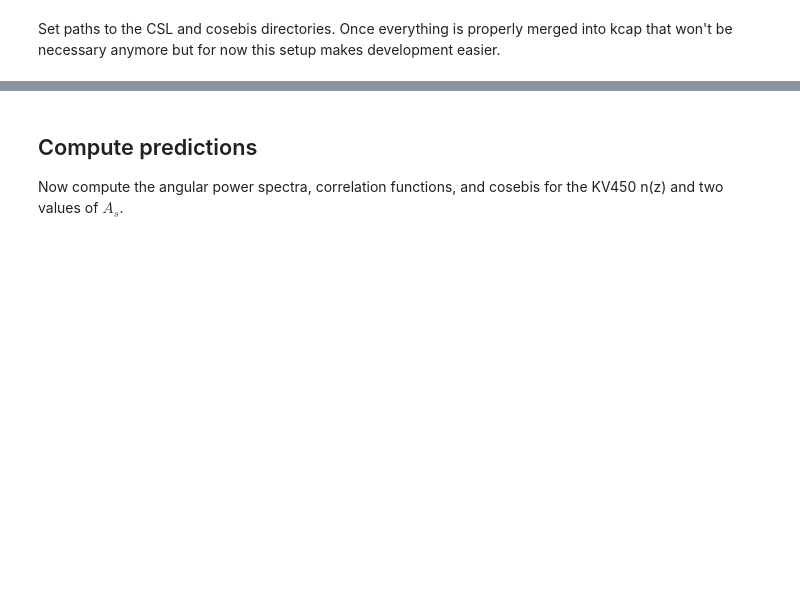
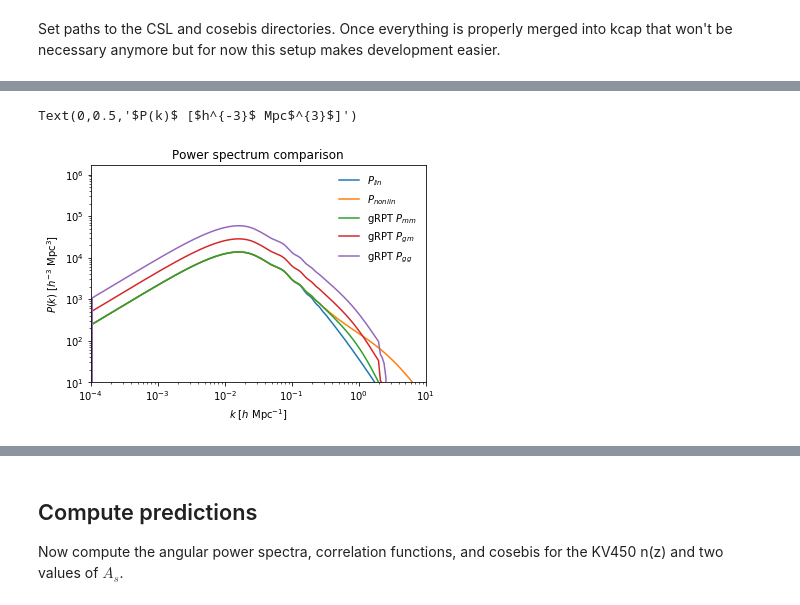
Before and after one commit to KiDS-WL/kcap, a Jupyter notebook: notebooks/kcap_module.ipynb, the cells around one changed output, grey strips where cells are left out. Drawn from its saved outputs; the diff is of its cells as text; code cells hidden in the pictures; blank space fills up the shorter version.

```diff
--- a/notebooks/kcap_module.ipynb
+++ b/notebooks/kcap_module.ipynb
@@ -26,0 +236,34 @@ cosebis_path = "../../cosebis/"
+# %%
+def pofk_interpolator(pofk, k, z=None):
+    if z is None:
+        intp = scipy.interpolate.InterpolatedUnivariateSpline(np.log(k), np.log(pofk))
+        return lambda k: np.exp(intp(np.log(k))).squeeze()
+    else:
+        intp = scipy.interpolate.RectBivariateSpline(z, np.log(k), np.log(pofk))
+        return lambda k, z: np.exp(intp(z, np.log(k), grid=True)).squeeze()
+
+pofk_lin = pofk_interpolator(twopoint.data["matter_power_lin", "p_k"], twopoint.data["matter_power_lin", "k_h"], twopoint.data["matter_power_lin", "z"])
+pofk_hmcode = pofk_interpolator(twopoint.data["matter_power_nl", "p_k"], twopoint.data["matter_power_nl", "k_h"], twopoint.data["matter_power_nl", "z"])
+mask = twopoint.data["xi_wedges", "Pk_mm"] > 0
+pofk_grpt = pofk_interpolator(twopoint.data["xi_wedges", "Pk_mm"][mask], twopoint.data["matter_power_lin", "k_h"][mask])
+
+plt.loglog(twopoint.data["matter_power_lin", "k_h"],
+           pofk_lin(twopoint.data["matter_power_lin", "k_h"], 0.61),
+           label=r"$P_{lin}$")
+plt.loglog(twopoint.data["matter_power_nl", "k_h"],
+           pofk_hmcode(twopoint.data["matter_power_nl", "k_h"], 0.61),
+           label=r"$P_{nonlin}$")
+plt.loglog(twopoint.data["matter_power_lin", "k_h"], twopoint.data["xi_wedges", "Pk_mm"], label=r"gRPT $P_{mm}$")
+plt.loglog(twopoint.data["matter_power_lin", "k_h"], twopoint.data["xi_wedges", "Pk_gm"], label=r"gRPT $P_{gm}$")
+plt.loglog(twopoint.data["matter_power_lin", "k_h"], twopoint.data["xi_wedges", "Pk_gg"], label=r"gRPT $P_{gg}$")
+
+plt.legend(frameon=False)
+plt.ylim(ymin=1e1)
+plt.xlim(1e-4, 1e1)
+
+plt.title("Power spectrum comparison")
+plt.xlabel(r"$k$ [$h$ Mpc$^{-1}$]")
+plt.ylabel(r"$P(k)$ [$h^{-3}$ Mpc$^{3}$]")
+# %% [output]
+Text(0,0.5,'$P(k)$ [$h^{-3}$ Mpc$^{3}$]')
+[figure, added]
```
Also changed, not shown: parts of 14 cells of this notebook.
